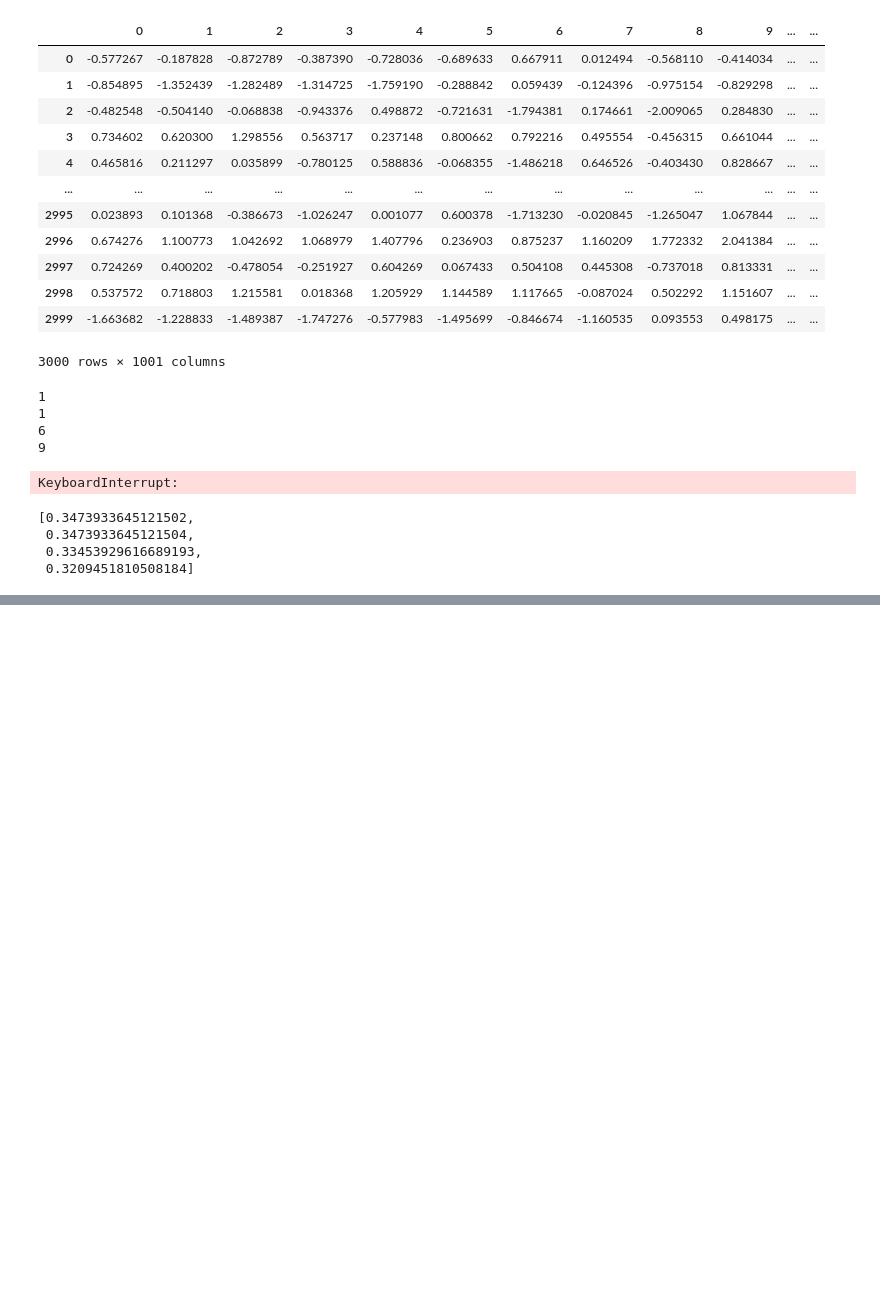
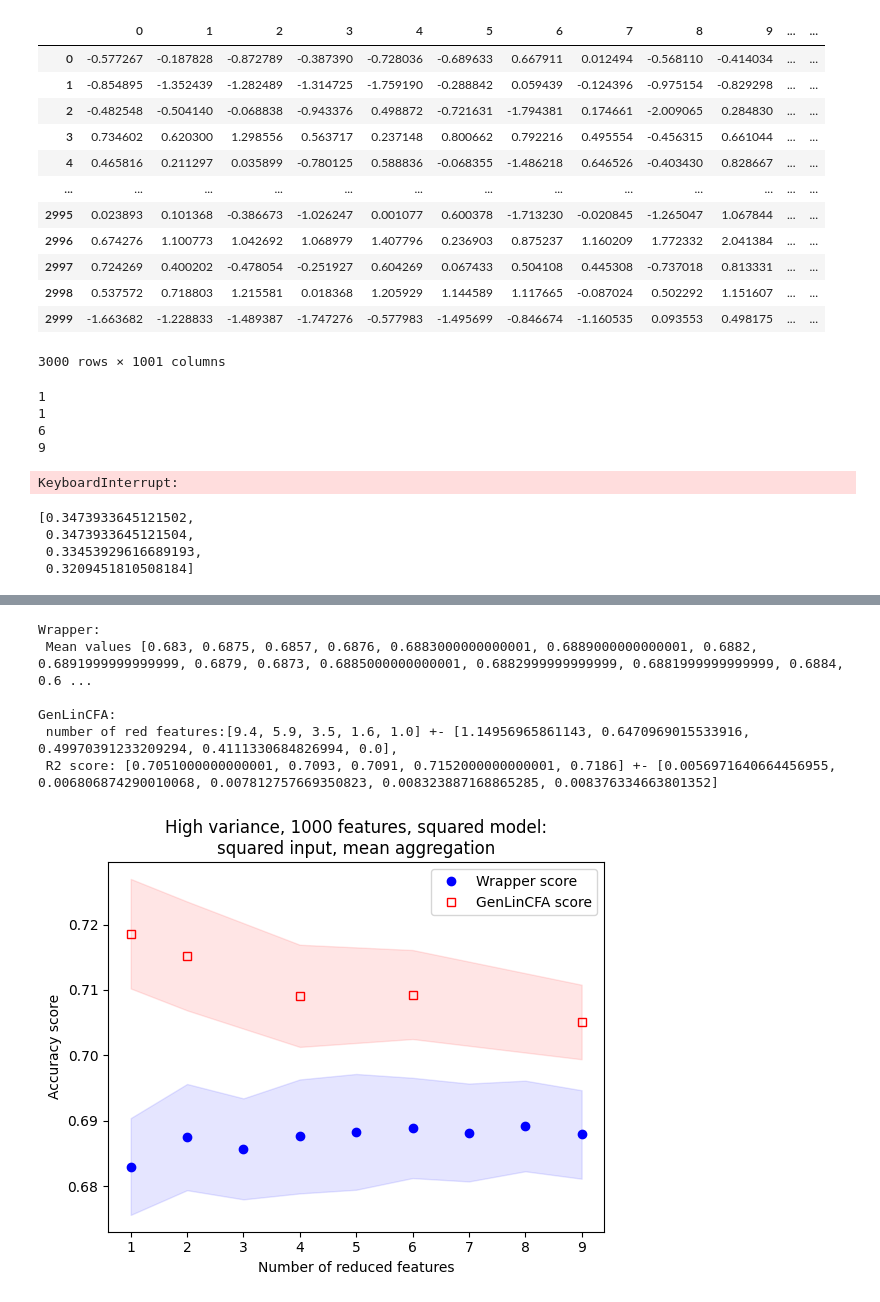
Before and after one commit to PaoloBonettiPolimi/PaperNon_Gen_LinCFA, a Jupyter notebook: Non_Gen_LinCFA_experiments.ipynb, the cells around one changed output, grey strips where cells are left out. Saved outputs shown, nothing was run; the diff lists cells and outputs as text; code cells hidden in the pictures; blank space fills up the shorter version.

```diff
--- a/Non_Gen_LinCFA_experiments.ipynb
+++ b/Non_Gen_LinCFA_experiments.ipynb
@@ -1273,0 +1317,10 @@ plot_class_squaredAggr(results,"Low variance, 100 features, squared model:\nline
+# %%
+plot_class(results,"High variance, 1000 features, squared model:\nsquared input, mean aggregation",9,'HighVar_1000Feat_quadr_class.png')
+# %% [output]
+Wrapper:
+ Mean values [0.683, 0.6875, 0.6857, 0.6876, 0.6883000000000001, 0.6889000000000001, 0.6882, 0.6891999999999999, 0.6879, 0.6873, 0.6885000000000001, 0.6882999999999999, 0.6881999999999999, 0.6884, 0.6 ...
+
+GenLinCFA:
+ number of red features:[9.4, 5.9, 3.5, 1.6, 1.0] +- [1.14956965861143, 0.6470969015533916, 0.49970391233209294, 0.4111330684826994, 0.0],
+ R2 score: [0.7051000000000001, 0.7093, 0.7091, 0.7152000000000001, 0.7186] +- [0.0056971640664456955, 0.006806874290010068, 0.007812757669350823, 0.008323887168865285, 0.008376334663801352]
+[figure, added]
```
Also changed, not shown: parts of 77 cells of this notebook, 29 other files.
